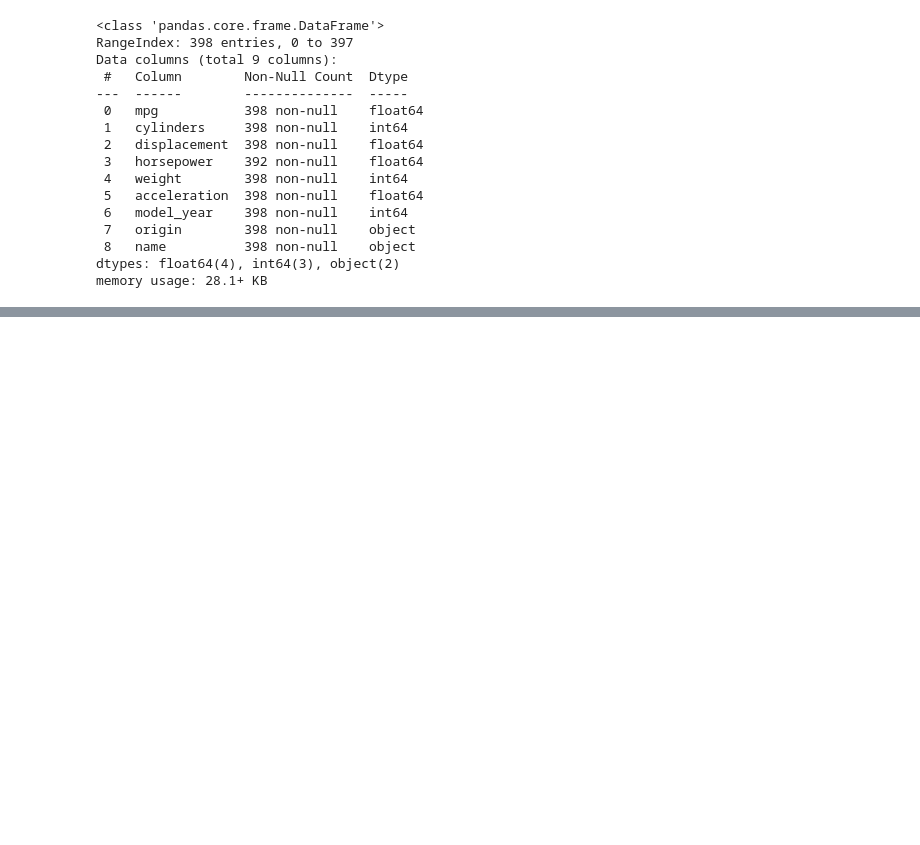
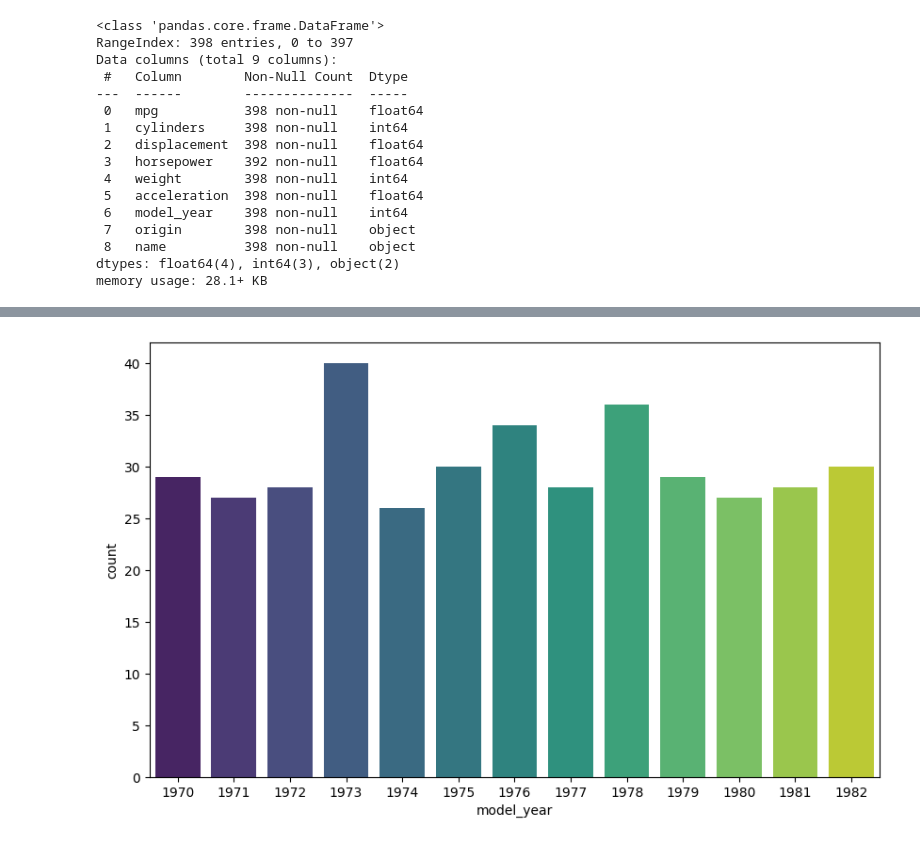
Before and after one commit to SriRamK345/ML_sample_DS_Sup_lerning, a Jupyter notebook: LR_sampleds1.ipynb, the cells around one changed output, grey strips where cells are left out. Cells and saved outputs as stored; diff of their text form; code cells hidden in the pictures; blank space fills up the shorter version.

```diff
--- a/LR_sampleds1.ipynb
+++ b/LR_sampleds1.ipynb
@@ -42,0 +125,2 @@ ValueError: could not convert string to float: 'usa'
+# %%
+df["model_year"] = (1900 + df["model_year"])
@@ -42,0 +136,6 @@ ValueError: could not convert string to float: 'usa'
+# %%
+plt.figure(figsize = (10, 6))
+sns.countplot(x=df['model_year'], data = df,palette = "viridis")
+plt.show()
+# %% [output]
+[figure, added]
```
Also changed, not shown: parts of 49 cells of this notebook.
